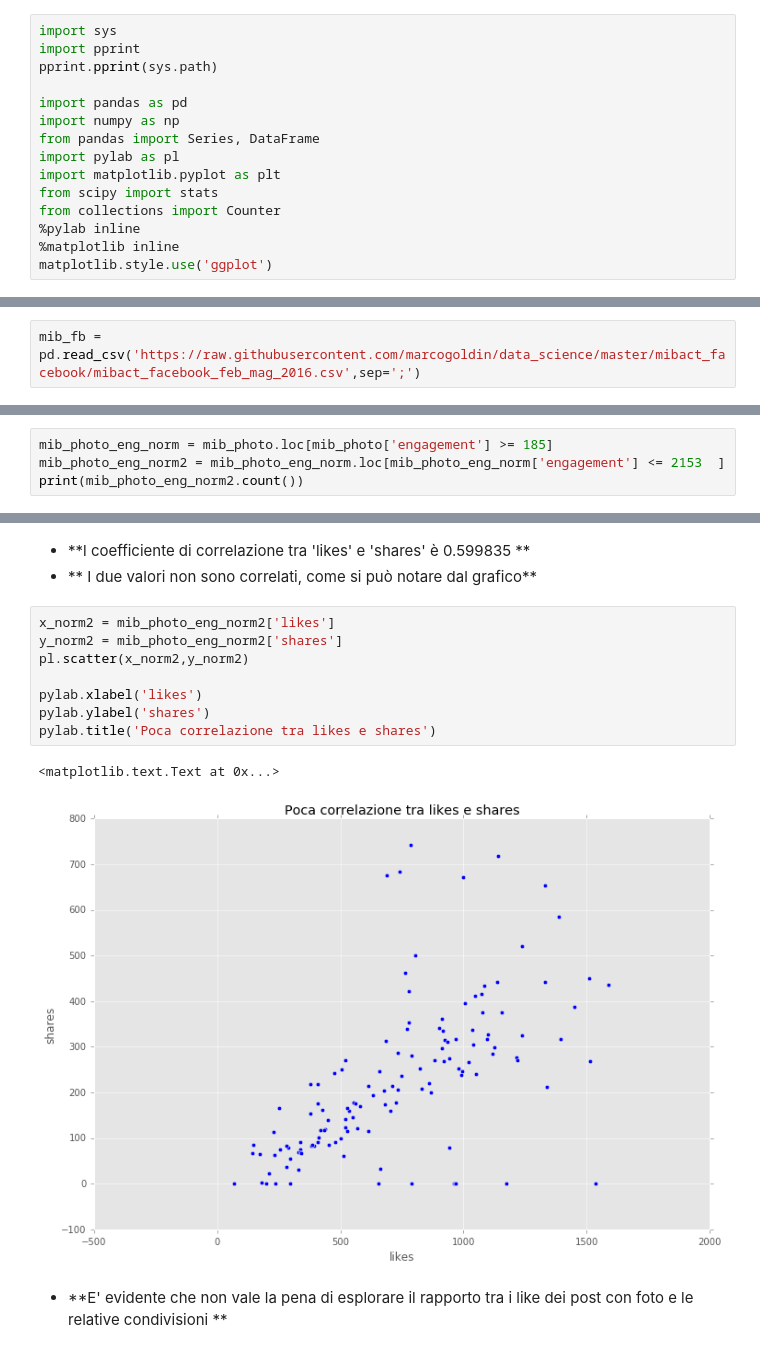
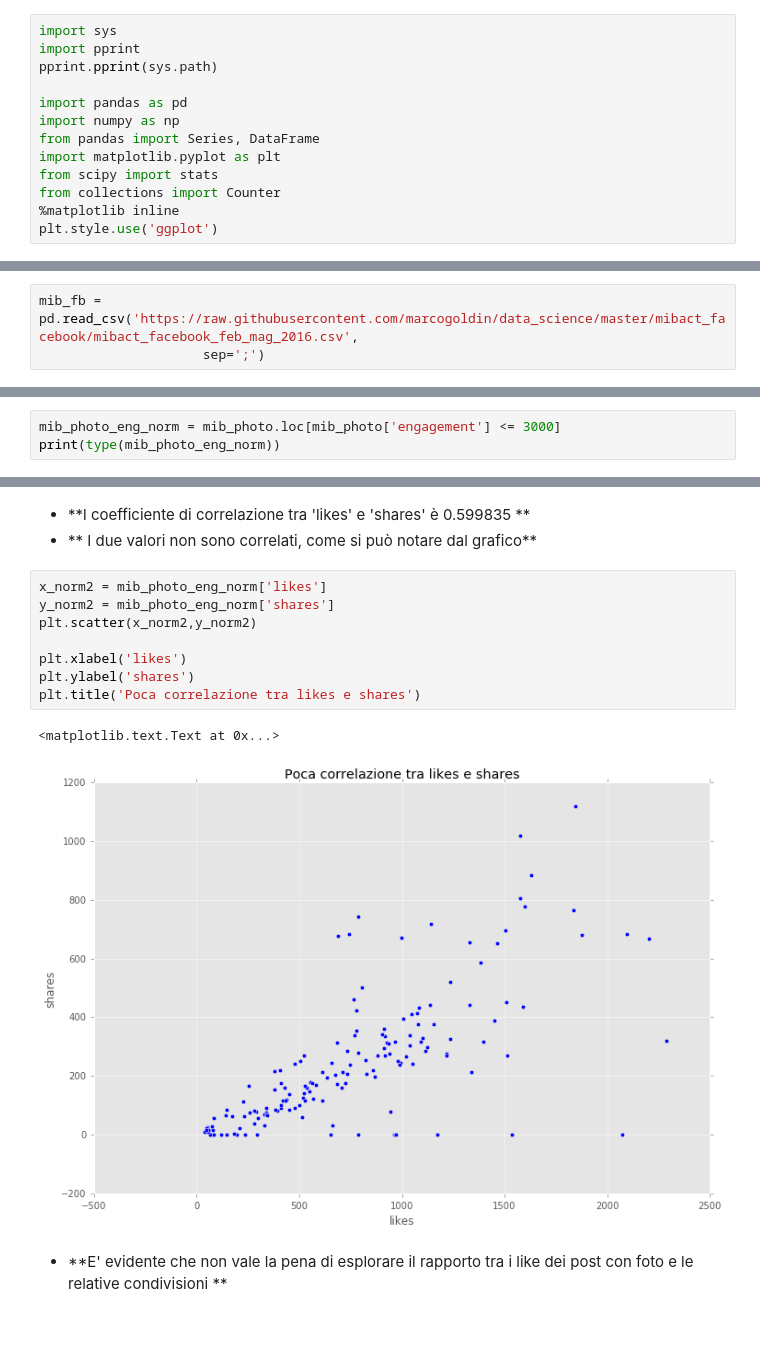
Before and after one commit to marcogoldin/data_science, a Jupyter notebook: mibact_facebook/MIBACT Facebook Fan Page - Post 17 feb - 17 maggio 2016.ipynb, the cells around one changed output, grey strips where cells are left out. Saved outputs shown, nothing was run; the diff lists cells and outputs as text.

```diff
--- a/mibact_facebook/MIBACT Facebook Fan Page - Post 17 feb - 17 maggio 2016.ipynb
+++ b/mibact_facebook/MIBACT Facebook Fan Page - Post 17 feb - 17 maggio 2016.ipynb
@@ -9,13 +9,11 @@ pprint.pprint(sys.path)
 import pandas as pd
 import numpy as np
 from pandas import Series, DataFrame
-import pylab as pl
 import matplotlib.pyplot as plt
 from scipy import stats
 from collections import Counter
-%pylab inline
 %matplotlib inline
-matplotlib.style.use('ggplot')
+plt.style.use('ggplot')
 # %% [output]
 ['',
  '/home/inmediaref/anaconda3/lib/python35.zip',
@@ -42,7 +39,8 @@ plt.rcParams["figure.figsize"] = fig_size
 # %% [output]
 Current size: [6.0, 4.0]
 # %%
-mib_fb = pd.read_csv('https://raw.githubusercontent.com/marcogoldin/data_science/master/mibact_facebook/mibact_facebook_feb_mag_2016.csv',sep=';')
+mib_fb = pd.read_csv('https://raw.githubusercontent.com/marcogoldin/data_science/master/mibact_facebook/mibact_facebook_feb_mag_2016.csv',
+                     sep=';')
 # %%
 mib_fb.describe()
 # %% [output]
@@ -316,5 +357,4 @@ photoeng_boxplt = plt.boxplot(mib_fbphoto_engag, 0, 'rs', 0)
 # %%
-mib_photo_eng_norm = mib_photo.loc[mib_photo['engagement'] >= 185]
-mib_photo_eng_norm2 = mib_photo_eng_norm.loc[mib_photo_eng_norm['engagement'] <= 2153  ]
-print(mib_photo_eng_norm2.count())
+mib_photo_eng_norm = mib_photo.loc[mib_photo['engagement'] <= 3000]
+print(type(mib_photo_eng_norm))
 # %% [output]
@@ -406,16 +450,16 @@ Index(['﻿ord', 'post_type', 'by', 'post_message', 'picture', 'link',
 - **l coefficiente di correlazione tra 'likes' e 'shares' è 0.599835 **
 - ** I due valori non sono correlati, come si può notare dal grafico**
 # %%
-x_norm2 = mib_photo_eng_norm2['likes']
-y_norm2 = mib_photo_eng_norm2['shares']
-pl.scatter(x_norm2,y_norm2)
+x_norm2 = mib_photo_eng_norm['likes']
+y_norm2 = mib_photo_eng_norm['shares']
+plt.scatter(x_norm2,y_norm2)
 
-pylab.xlabel('likes')
-pylab.ylabel('shares')
-pylab.title('Poca correlazione tra likes e shares')
+plt.xlabel('likes')
+plt.ylabel('shares')
+plt.title('Poca correlazione tra likes e shares')
 # %% [output]
 <matplotlib.text.Text at 0x...>
-[figure, old version]
+[figure, new version]
 # %% [markdown]
 - **E' evidente che non vale la pena di esplorare il rapporto tra i like dei post con foto e le relative condivisioni **
 # %%
```
Also changed, not shown: parts of 40 cells of this notebook.
